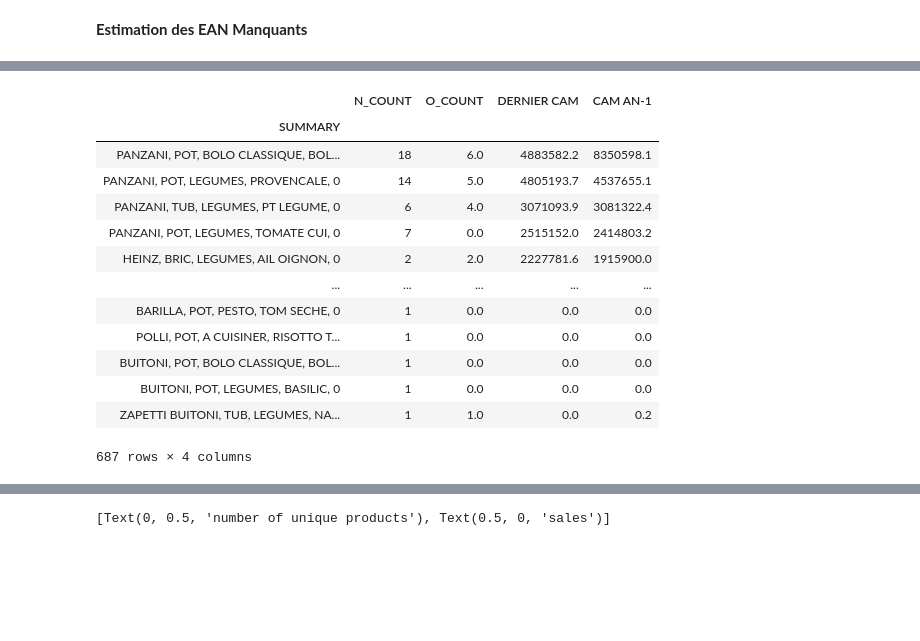
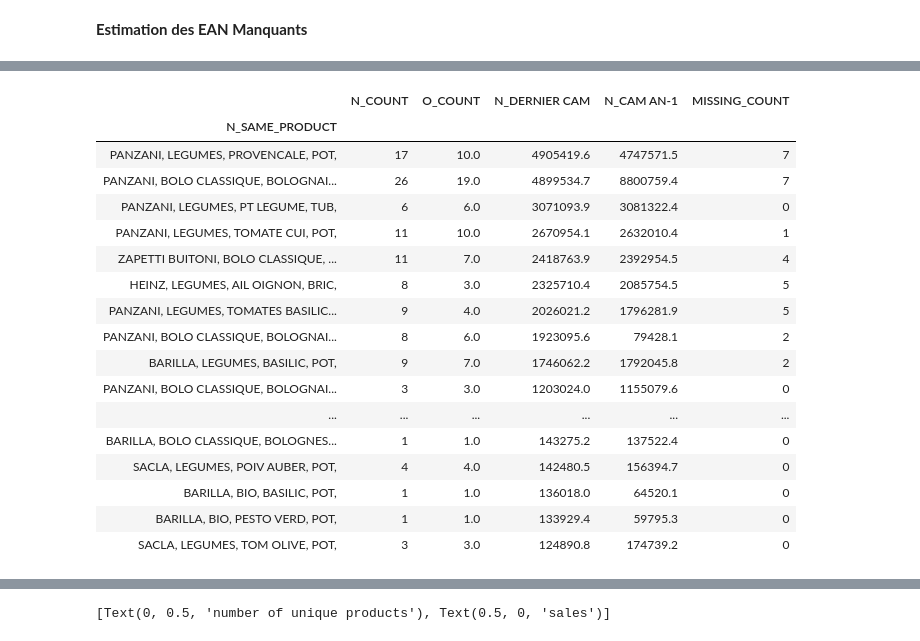
Before and after one commit to alex-toy/italians_do_it_better, a Jupyter notebook: Fusion_N_O.ipynb, the cells around one changed output, grey strips where cells are left out. Drawn from its saved outputs; the diff is of its cells as text; code cells hidden in the pictures; blank space fills up the shorter version.

Commit message:
handle missing data and MDD in Fusion_N_O.ipynb ; added func.py to gather utility functions

```diff
--- a/Fusion_N_O.ipynb
+++ b/Fusion_N_O.ipynb
@@ -189,0 +242,2 @@ Index(['N_MARKET_INITIAL', 'N_FACTS', 'N_NIELSEN_DESCRIPTION', 'N_EMBALLAGE',
+# %%
+row_to_remove = (df_N_PROD['N_EAN13'] == '0') & (df_N_PROD['N_MARQUE'] != 'MDD') & (df_N_PROD['N_MARQUE'] != 'MDD PREMIER PRIX')
@@ -189,0 +258,4 @@ Index(['N_MARKET_INITIAL', 'N_FACTS', 'N_NIELSEN_DESCRIPTION', 'N_EMBALLAGE',
+# %%
+row_to_keep = ~row_to_remove
+df_N_PROD = df_N_PROD[row_to_keep]
+df_N_PROD.shape
@@ -382,2 +431,3 @@ df_prod_summary[df_prod_summary['N_COUNT'] > 10]
 # %%
-df_M_PROD = df_O_PROD.merge(df_N_PROD, left_on='O_EAN13', right_on='N_EAN13', how='inner')
+df_M_PROD = df_N_PROD.merge(df_O_PROD, left_on='N_EAN13', right_on='O_EAN13', how='left')
+df_M_PROD.shape
@@ -400,2 +454,3 @@ df_M_PROD
 # %%
 df_M_PROD_SUM = df_M_PROD[['N_SAME_PRODUCT', 'N_COUNT', 'O_COUNT', 'N_DERNIER CAM', 'N_CAM AN-1']].groupby(['N_SAME_PRODUCT']).sum().sort_values(by='N_DERNIER CAM', ascending=False)
+df_M_PROD_SUM['MISSING_COUNT'] = df_M_PROD_SUM['N_COUNT'].astype(int) - df_M_PROD_SUM['O_COUNT'].astype(int)
@@ -402,20 +461,24 @@ df_M_PROD_SUM = df_M_PROD[['N_SAME_PRODUCT', 'N_COUNT', 'O_COUNT', 'N_DERNIER CA
 # %%
-df_M_PROD_SUM
+df_M_PROD_SUM.head(50)
 # %% [output]
-|  | N_COUNT | O_COUNT | DERNIER CAM | CAM AN-1 |
-| SUMMARY |  |  |  |  |
-| PANZANI, POT, BOLO CLASSIQUE, BOL... | 18 | 6.0 | 4883582.2 | 8350598.1 |
-| PANZANI, POT, LEGUMES, PROVENCALE, 0 | 14 | 5.0 | 4805193.7 | 4537655.1 |
-| PANZANI, TUB, LEGUMES, PT LEGUME, 0 | 6 | 4.0 | 3071093.9 | 3081322.4 |
-| PANZANI, POT, LEGUMES, TOMATE CUI, 0 | 7 | 0.0 | 2515152.0 | 2414803.2 |
-| HEINZ, BRIC, LEGUMES, AIL OIGNON, 0 | 2 | 2.0 | 2227781.6 | 1915900.0 |
-| ... | ... | ... | ... | ... |
-| BARILLA, POT, PESTO, TOM SECHE, 0 | 1 | 0.0 | 0.0 | 0.0 |
-| POLLI, POT, A CUISINER, RISOTTO T... | 1 | 0.0 | 0.0 | 0.0 |
-| BUITONI, POT, BOLO CLASSIQUE, BOL... | 1 | 0.0 | 0.0 | 0.0 |
-| BUITONI, POT, LEGUMES, BASILIC, 0 | 1 | 0.0 | 0.0 | 0.0 |
-| ZAPETTI BUITONI, TUB, LEGUMES, NA... | 1 | 1.0 | 0.0 | 0.2 |
+|  | N_COUNT | O_COUNT | N_DERNIER CAM | N_CAM AN-1 | MISSING_COUNT |
+| N_SAME_PRODUCT |  |  |  |  |  |
+| PANZANI, LEGUMES, PROVENCALE, POT, | 17 | 10.0 | 4905419.6 | 4747571.5 | 7 |
+| PANZANI, BOLO CLASSIQUE, BOLOGNAI... | 26 | 19.0 | 4899534.7 | 8800759.4 | 7 |
+| PANZANI, LEGUMES, PT LEGUME, TUB, | 6 | 6.0 | 3071093.9 | 3081322.4 | 0 |
+| PANZANI, LEGUMES, TOMATE CUI, POT, | 11 | 10.0 | 2670954.1 | 2632010.4 | 1 |
+| ZAPETTI BUITONI, BOLO CLASSIQUE, ... | 11 | 7.0 | 2418763.9 | 2392954.5 | 4 |
+| HEINZ, LEGUMES, AIL OIGNON, BRIC, | 8 | 3.0 | 2325710.4 | 2085754.5 | 5 |
+| PANZANI, LEGUMES, TOMATES BASILIC... | 9 | 4.0 | 2026021.2 | 1796281.9 | 5 |
+| PANZANI, BOLO CLASSIQUE, BOLOGNAI... | 8 | 6.0 | 1923095.6 | 79428.1 | 2 |
+| BARILLA, LEGUMES, BASILIC, POT, | 9 | 7.0 | 1746062.2 | 1792045.8 | 2 |
+| PANZANI, BOLO CLASSIQUE, BOLOGNAI... | 3 | 3.0 | 1203024.0 | 1155079.6 | 0 |
+| ... | ... | ... | ... | ... | ... |
+| BARILLA, BOLO CLASSIQUE, BOLOGNES... | 1 | 1.0 | 143275.2 | 137522.4 | 0 |
+| SACLA, LEGUMES, POIV AUBER, POT, | 4 | 4.0 | 142480.5 | 156394.7 | 0 |
+| BARILLA, BIO, BASILIC, POT, | 1 | 1.0 | 136018.0 | 64520.1 | 0 |
+| BARILLA, BIO, PESTO VERD, POT, | 1 | 1.0 | 133929.4 | 59795.3 | 0 |
+| SACLA, LEGUMES, TOM OLIVE, POT, | 3 | 3.0 | 124890.8 | 174739.2 | 0 |
-687 rows × 4 columns
 # %%
 temp = df_M_PROD_SUM[df_M_PROD_SUM['N_DERNIER CAM'] > 500000]
 print(temp['N_DERNIER CAM'].sum())
```
Also changed, not shown: parts of 34 cells of this notebook, 1 other file.
